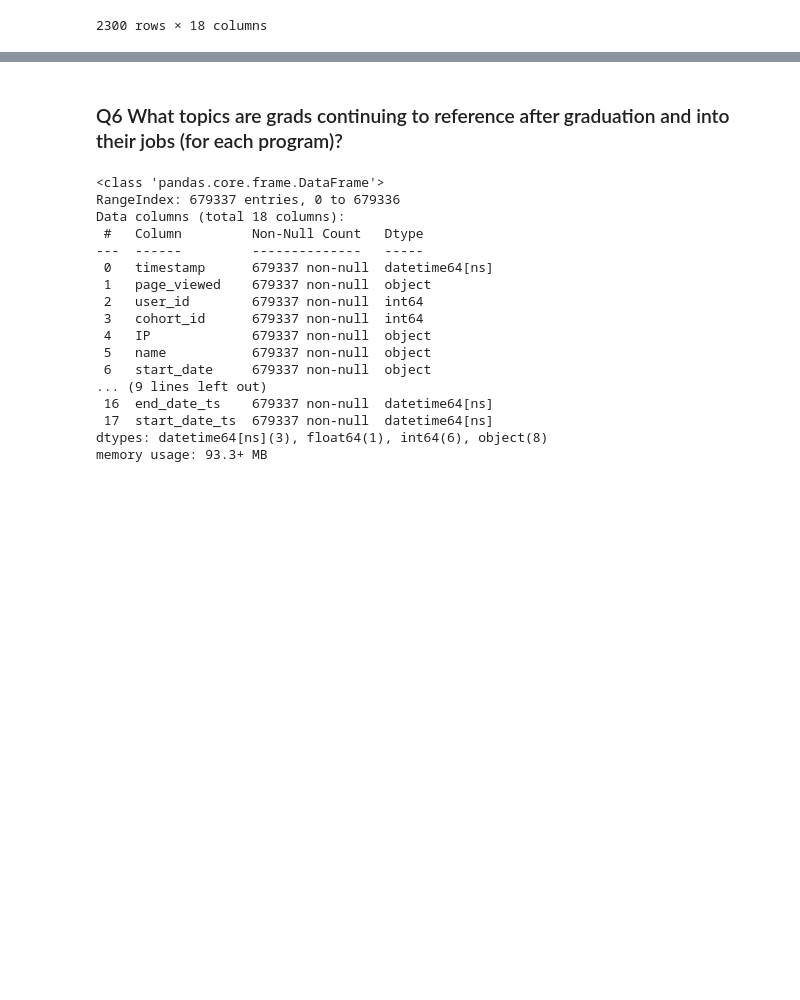
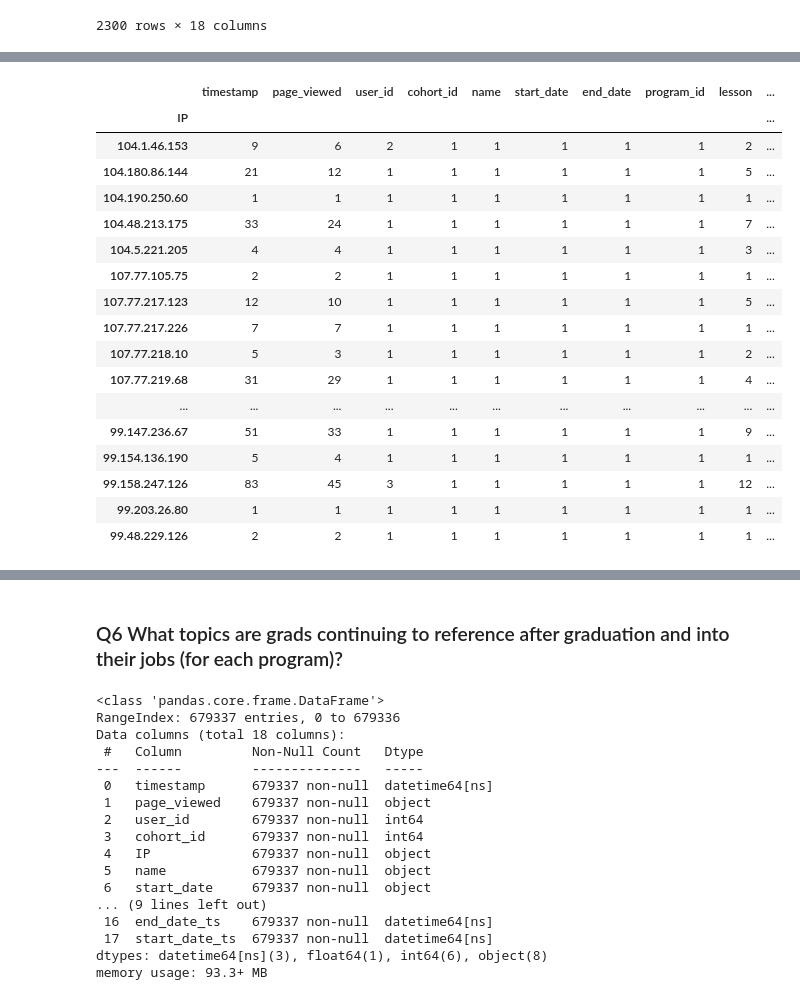
Before and after one commit to RyvynYoung/curriculum_access_project, a Jupyter notebook: curriculum_access.ipynb, the cells around one changed output, grey strips where cells are left out. Cells and saved outputs as stored; diff of their text form; code cells hidden in the pictures; blank space fills up the shorter version.

```diff
--- a/curriculum_access.ipynb
+++ b/curriculum_access.ipynb
@@ -1283,0 +1658,23 @@ c14_post[c14_post.IP == '97.105.19.61']
+# %%
+# cohort 23 where there are 26 user_ids in use 2 years after graduation (+3K)
+c23_post2 = post_grad2[post_grad2.cohort_id == 23]
+c23_post2.groupby('IP').nunique()
+# %% [output]
+|  | timestamp | page_viewed | user_id | cohort_id | name | start_date | end_date | program_id | lesson | ... |
+| IP |  |  |  |  |  |  |  |  |  | ... |
+| 104.1.46.153 | 9 | 6 | 2 | 1 | 1 | 1 | 1 | 1 | 2 | ... |
+| 104.180.86.144 | 21 | 12 | 1 | 1 | 1 | 1 | 1 | 1 | 5 | ... |
+| 104.190.250.60 | 1 | 1 | 1 | 1 | 1 | 1 | 1 | 1 | 1 | ... |
+| 104.48.213.175 | 33 | 24 | 1 | 1 | 1 | 1 | 1 | 1 | 7 | ... |
+| 104.5.221.205 | 4 | 4 | 1 | 1 | 1 | 1 | 1 | 1 | 3 | ... |
+| 107.77.105.75 | 2 | 2 | 1 | 1 | 1 | 1 | 1 | 1 | 1 | ... |
+| 107.77.217.123 | 12 | 10 | 1 | 1 | 1 | 1 | 1 | 1 | 5 | ... |
+| 107.77.217.226 | 7 | 7 | 1 | 1 | 1 | 1 | 1 | 1 | 1 | ... |
+| 107.77.218.10 | 5 | 3 | 1 | 1 | 1 | 1 | 1 | 1 | 2 | ... |
+| 107.77.219.68 | 31 | 29 | 1 | 1 | 1 | 1 | 1 | 1 | 4 | ... |
+| ... | ... | ... | ... | ... | ... | ... | ... | ... | ... | ... |
+| 99.147.236.67 | 51 | 33 | 1 | 1 | 1 | 1 | 1 | 1 | 9 | ... |
+| 99.154.136.190 | 5 | 4 | 1 | 1 | 1 | 1 | 1 | 1 | 1 | ... |
+| 99.158.247.126 | 83 | 45 | 3 | 1 | 1 | 1 | 1 | 1 | 12 | ... |
+| 99.203.26.80 | 1 | 1 | 1 | 1 | 1 | 1 | 1 | 1 | 1 | ... |
+| 99.48.229.126 | 2 | 2 | 1 | 1 | 1 | 1 | 1 | 1 | 1 | ... |
```
Also changed, not shown: parts of 46 cells of this notebook.
